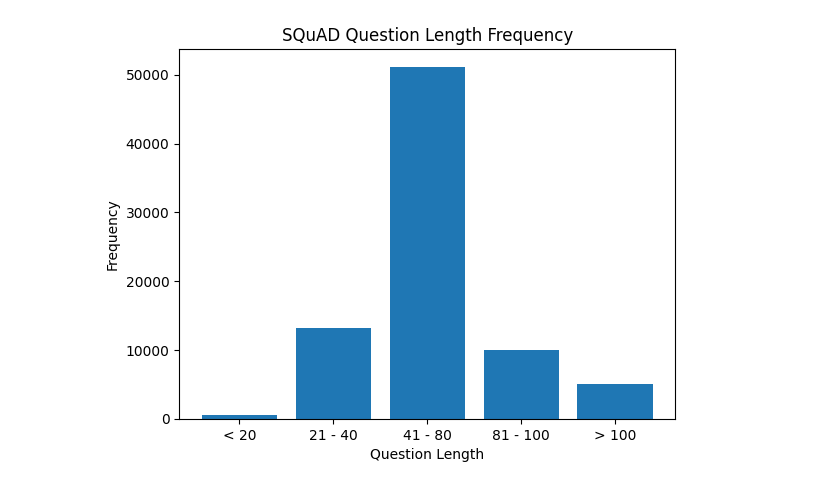
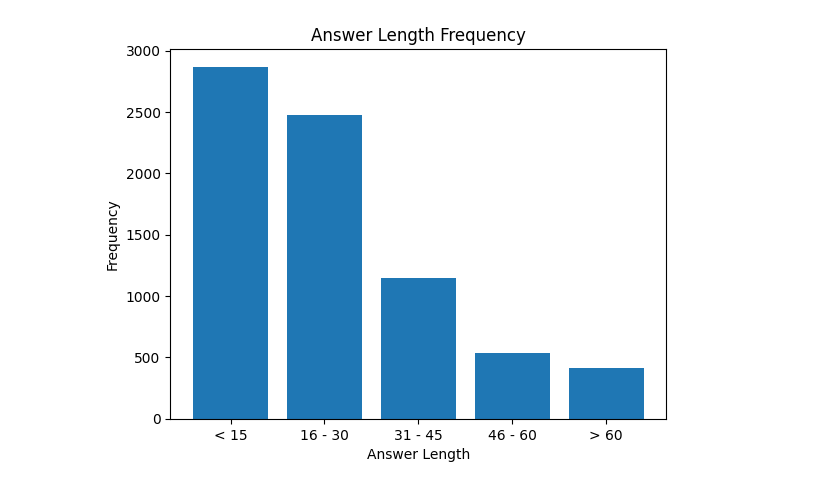
Before and after one commit to adirizq/indonesian-question-answer-generation, a Jupyter notebook: Data Explorations/eda.ipynb, the cells around one changed output. Cells and saved outputs as stored; diff of their text form; code cells hidden in the pictures.

```diff
--- a/Data Explorations/eda.ipynb
+++ b/Data Explorations/eda.ipynb
@@ -96,0 +7,3 @@ Total answer: 571
+# %%
+data = pd.read_csv('../Datasets/Deduplicated/gemini.csv')
+print(data.columns)
@@ -97,11 +12,7 @@ Total answer: 571
 # %%
-squad_all_data['context_length'] = squad_all_data['context'].apply(lambda x: len(x))
-squad_all_data['question_length'] = squad_all_data['question'].apply(lambda x: len(x))
-squad_all_data['answer_length'] = squad_all_data['answer_text'].apply(lambda x: len(str(x)))
-
-tydiqa_all_data['context_length'] = tydiqa_all_data['context'].apply(lambda x: len(x))
-tydiqa_all_data['question_length'] = tydiqa_all_data['question'].apply(lambda x: len(x))
-tydiqa_all_data['answer_length'] = tydiqa_all_data['answer_text'].apply(lambda x: len(str(x)))
+data['context_length'] = data['context'].apply(lambda x: len(x))
+data['question_length'] = data['question'].apply(lambda x: len(x))
+data['answer_length'] = data['answer'].apply(lambda x: len(str(x)))
 # %%
 # Context length
 
@@ -194,0 +80,7 @@ Name: question_length, dtype: float64
+# %%
+# Answer length
+
+data_answer_length = data.drop_duplicates(["answer"])['answer_length'].to_list()
+
+print("Answer Length")
+print(data.drop_duplicates(["answer"])['answer_length'].describe())
@@ -195,14 +98,14 @@ Name: question_length, dtype: float64
 # %%
-bins = [0, 20, 40, 80, 100, np.inf]
-labels = ['< 20', '21 - 40', '41 - 80', '81 - 100', '> 100']
+bins = [0, 15, 30, 45, 60, np.inf]
+labels = ['< 15', '16 - 30', '31 - 45', '46 - 60', '> 60']
 
-freqs, edges = np.histogram(squad_question_length, bins)
+freqs, edges = np.histogram(data_answer_length, bins)
 
 plt.bar(range(len(bins)-1), freqs, tick_label=labels)
-plt.xlabel('Question Length')
+plt.xlabel('Answer Length')
 plt.ylabel('Frequency')
-plt.title('SQuAD Question Length Frequency')
+plt.title('Answer Length Frequency')
 
 plt.show()
 # %% [output]
-[figure, old version]
+[figure, new version]
```
Also changed, not shown: parts of 17 cells of this notebook.
